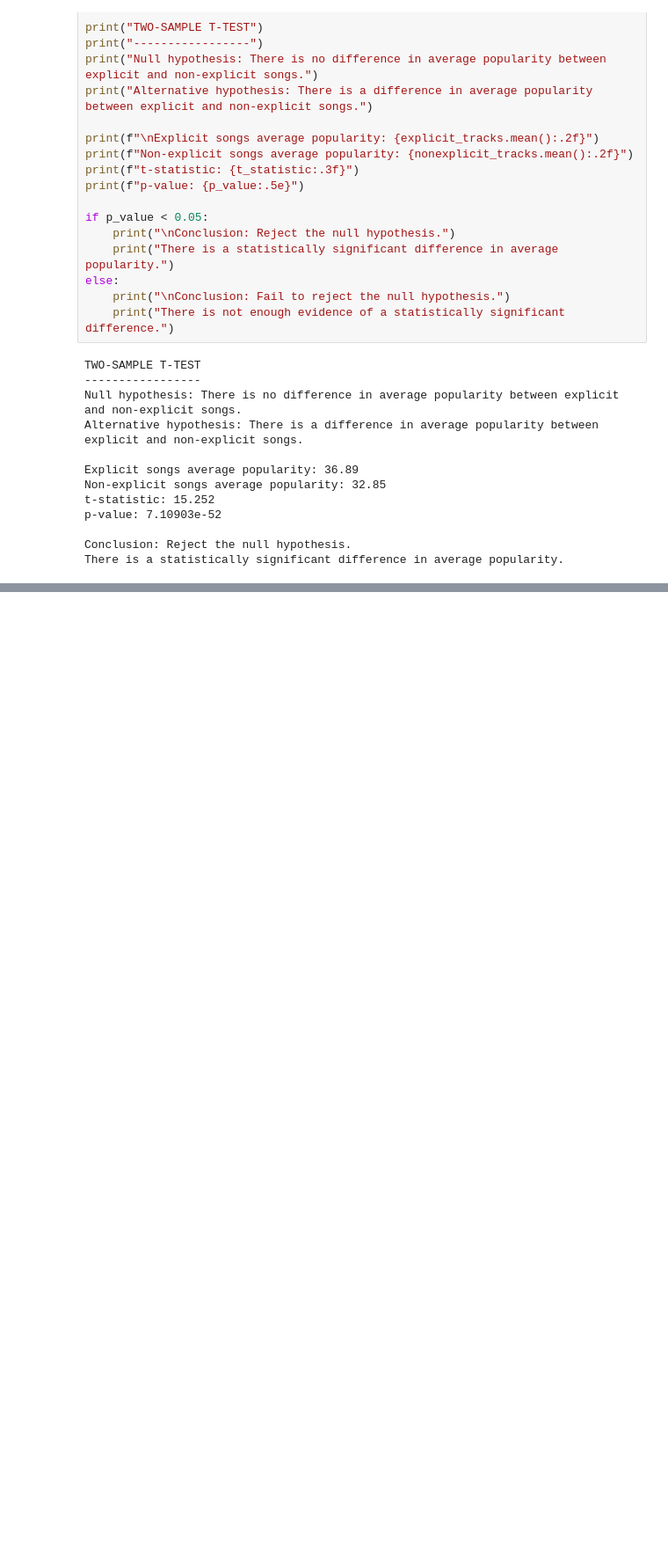
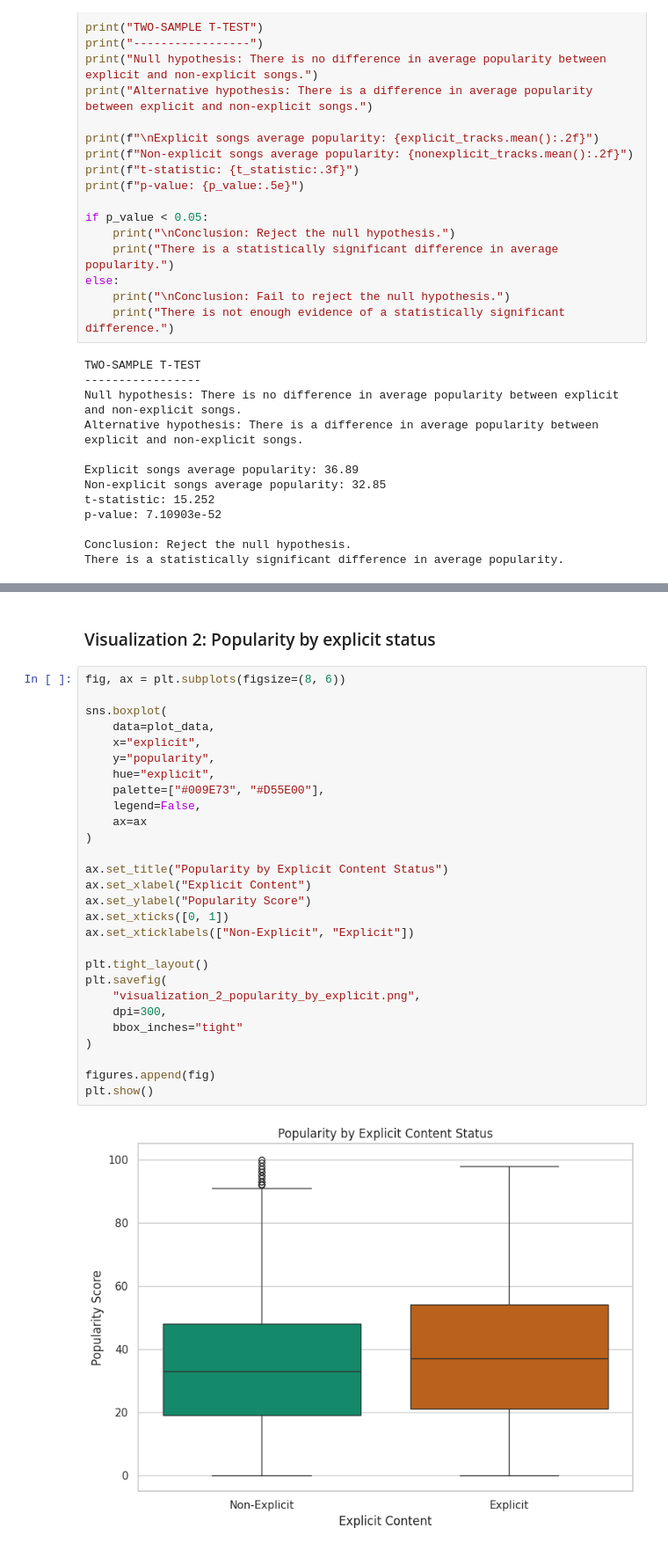
Before and after one commit to do-alisa/final-data-analysis-project, a Jupyter notebook: Spotify_Analysis.ipynb, the cells around one changed output, grey strips where cells are left out. Shown at 88% size. Drawn from its saved outputs; the diff is of its cells as text; blank space fills up the shorter version.

```diff
--- a/Spotify_Analysis.ipynb
+++ b/Spotify_Analysis.ipynb
@@ -454,0 +530,32 @@ There is a statistically significant difference in average popularity.
+# %% [markdown]
+### Visualization 2: Popularity by explicit status
+# %%
+fig, ax = plt.subplots(figsize=(8, 6))
+
+sns.boxplot(
+    data=plot_data,
+    x="explicit",
+    y="popularity",
+    hue="explicit",
+    palette=["#009E73", "#D55E00"],
+    legend=False,
+    ax=ax
+)
+
+ax.set_title("Popularity by Explicit Content Status")
+ax.set_xlabel("Explicit Content")
+ax.set_ylabel("Popularity Score")
+ax.set_xticks([0, 1])
+ax.set_xticklabels(["Non-Explicit", "Explicit"])
+
+plt.tight_layout()
+plt.savefig(
+    "visualization_2_popularity_by_explicit.png",
+    dpi=300,
+    bbox_inches="tight"
+)
+
+figures.append(fig)
+plt.show()
+# %% [output]
+[figure, added]
```
Also changed, not shown: parts of 26 cells of this notebook.
